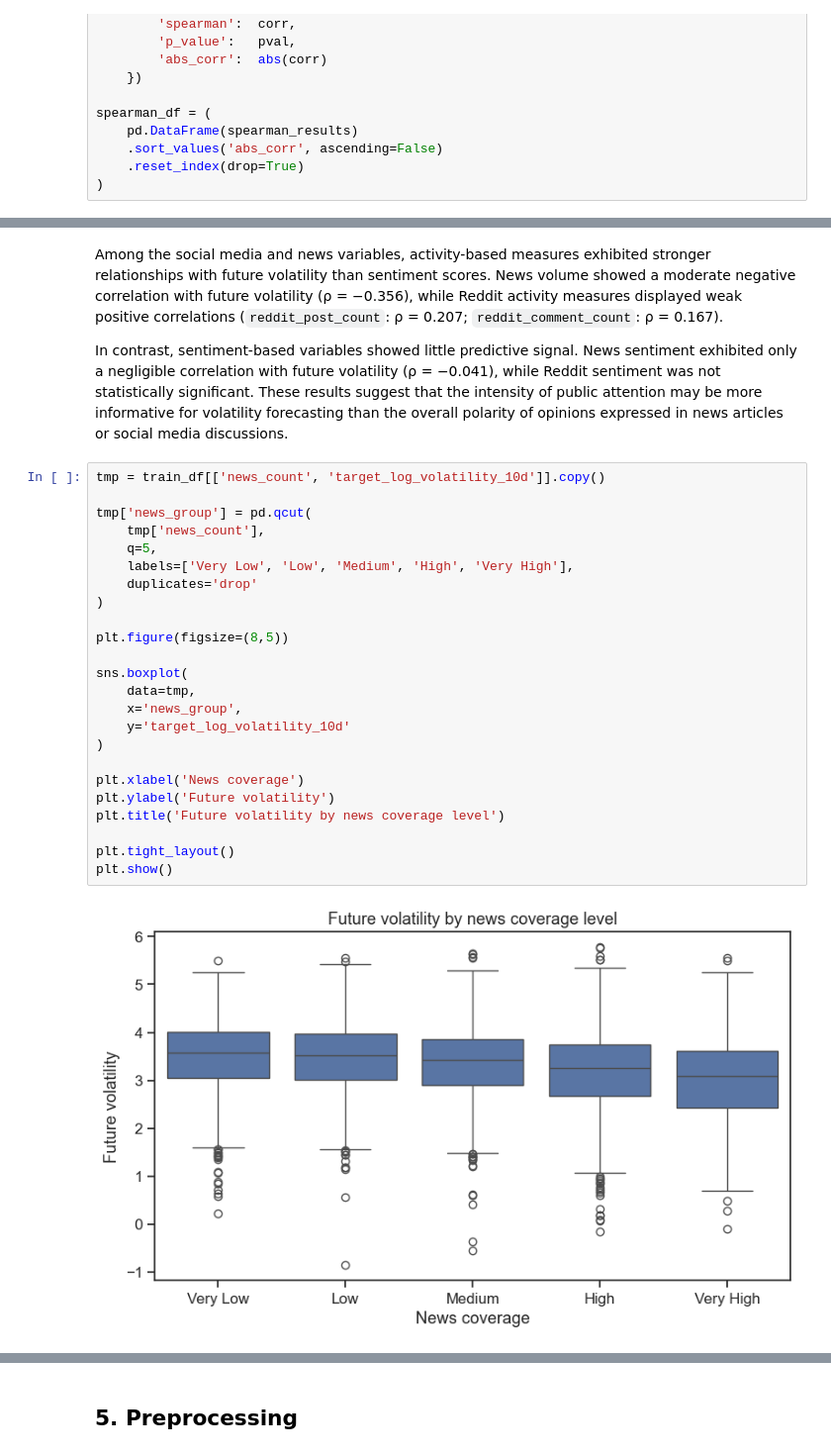
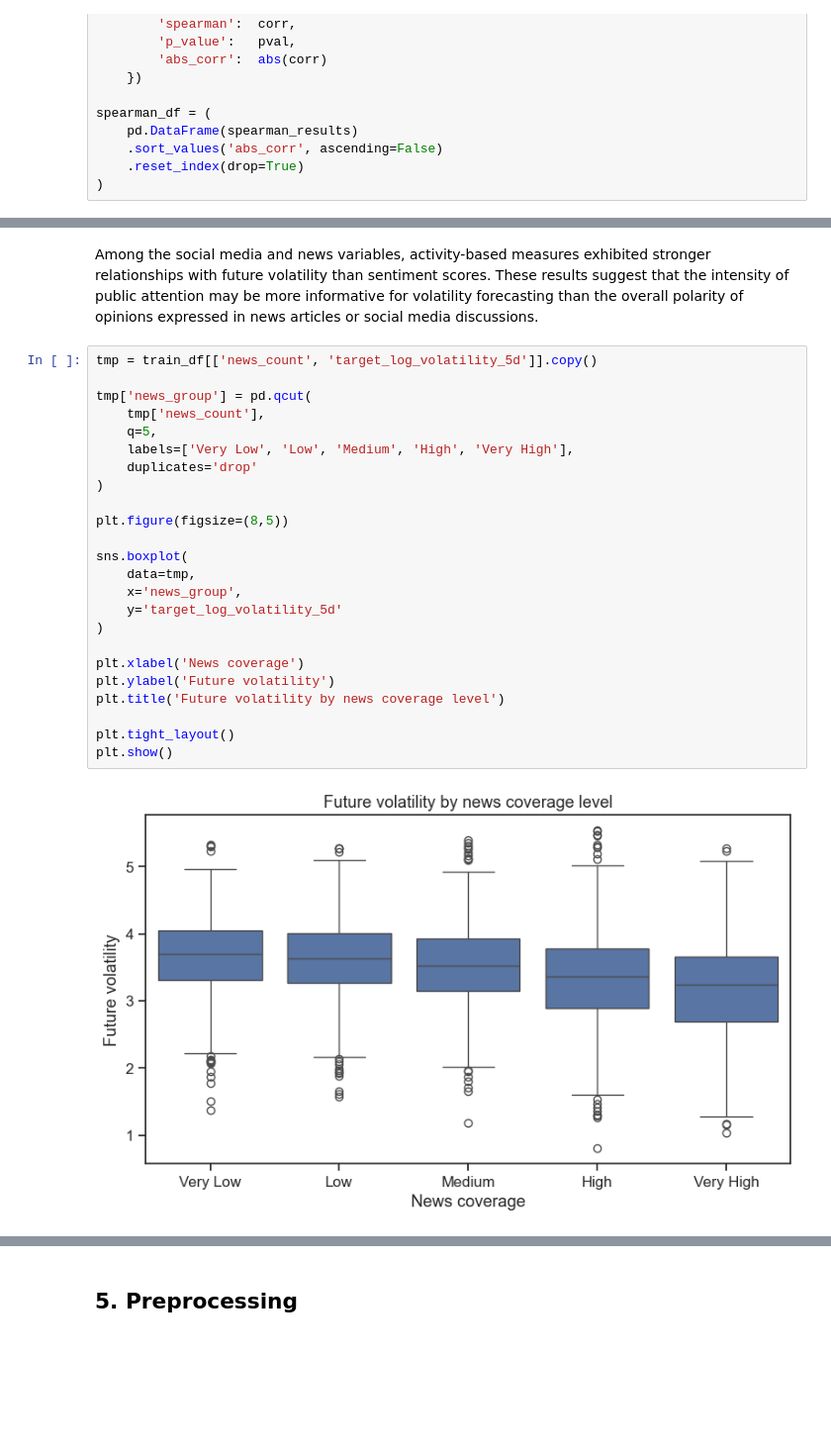
Before and after one commit to gaga1307/nlp_stock_market, a Jupyter notebook: 09_target_volatility_5d.ipynb, the cells around one changed output, grey strips where cells are left out. Shown at 99% size. Saved outputs shown, nothing was run; the diff lists cells and outputs as text; blank space fills up the shorter version.

```diff
--- a/09_target_volatility_5d.ipynb
+++ b/09_target_volatility_5d.ipynb
@@ -203,31 +195,29 @@ reddit_comment_count  0.155826 9.853676e-26  0.155826
 # %% [markdown]
-Among the social media and news variables, activity-based measures exhibited stronger relationships with future volatility than sentiment scores. News volume showed a moderate negative correlation with future volatility (ρ = −0.356), while Reddit activity measures displayed weak positive correlations (`reddit_post_count`: ρ = 0.207; `reddit_comment_count`: ρ = 0.167).
-
-In contrast, sentiment-based variables showed little predictive signal. News sentiment exhibited only a negligible correlation with future volatility (ρ = −0.041), while Reddit sentiment was not statistically significant. These results suggest that the intensity of public attention may be more informative for volatility forecasting than the overall polarity of opinions expressed in news articles or social media discussions.
+Among the social media and news variables, activity-based measures exhibited stronger relationships with future volatility than sentiment scores. These results suggest that the intensity of public attention may be more informative for volatility forecasting than the overall polarity of opinions expressed in news articles or social media discussions.
 # %%
-tmp = train_df[['news_count', 'target_log_volatility_10d']].copy()
+tmp = train_df[['news_count', 'target_log_volatility_5d']].copy()
 
 tmp['news_group'] = pd.qcut(
     tmp['news_count'],
     q=5,
     labels=['Very Low', 'Low', 'Medium', 'High', 'Very High'],
     duplicates='drop'
 )
 
 plt.figure(figsize=(8,5))
 
 sns.boxplot(
     data=tmp,
     x='news_group',
-    y='target_log_volatility_10d'
+    y='target_log_volatility_5d'
 )
 
 plt.xlabel('News coverage')
 plt.ylabel('Future volatility')
 plt.title('Future volatility by news coverage level')
 
 plt.tight_layout()
 plt.show()
 # %% [output]
-[figure, old version]
+[figure, new version]
 # %% [markdown]
```
Also changed, not shown: parts of 20 cells of this notebook.
